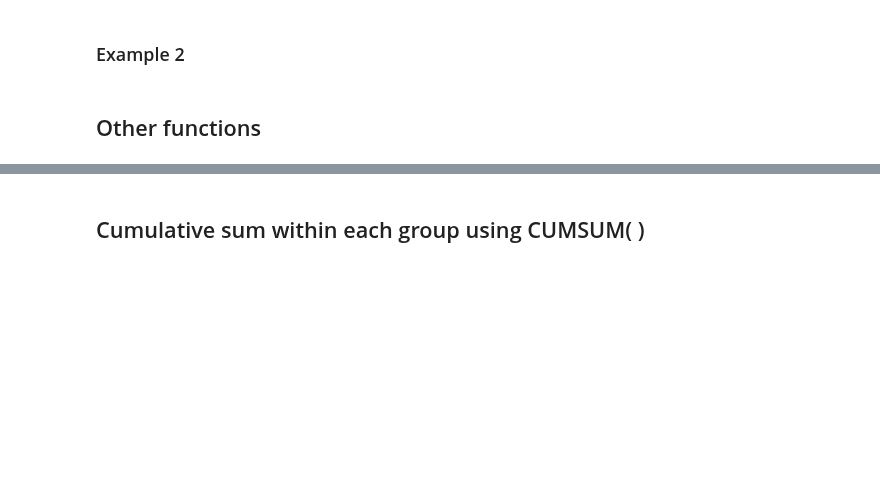
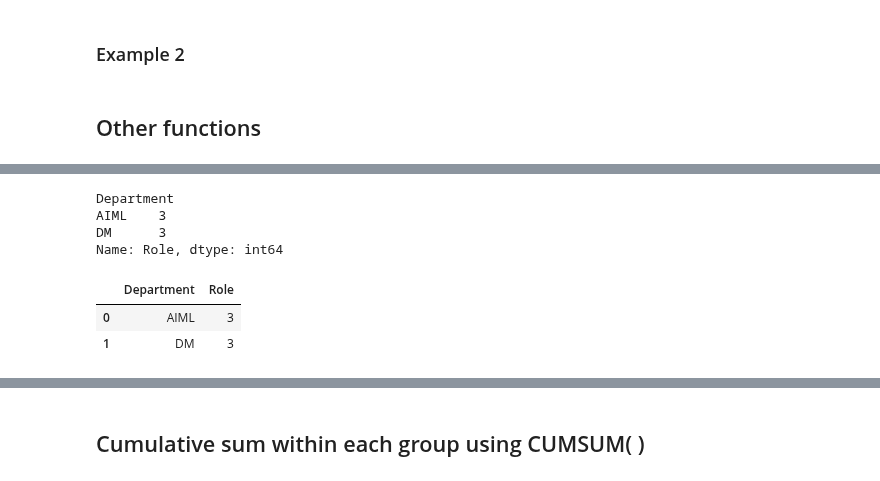
Before and after one commit to AbhishekKumar-0311/Machine-Learning-with-Python, a Jupyter notebook: Pandas/Learning_Pandas_Part_4_GroupBy.ipynb, the cells around one changed output, grey strips where cells are left out. Drawn from its saved outputs; the diff is of its cells as text; code cells hidden in the pictures; blank space fills up the shorter version.

```diff
--- a/Pandas/Learning_Pandas_Part_4_GroupBy.ipynb
+++ b/Pandas/Learning_Pandas_Part_4_GroupBy.ipynb
@@ -573,2 +1092,11 @@ emp_df3.sort_values(['Department','Salary'], ascending=True).groupby('Department
 # %%
-emp_df3.groupby('Department')['Role'].unique()
+emp_df3.groupby('Department')['Role'].nunique()
+emp_df3.groupby('Department',as_index=False)['Role'].nunique()
+# %% [output]
+Department
+AIML    3
+DM      3
+Name: Role, dtype: int64
+|  | Department | Role |
+| 0 | AIML | 3 |
+| 1 | DM | 3 |
```
Also changed, not shown: parts of 87 cells of this notebook, 2 other files.
